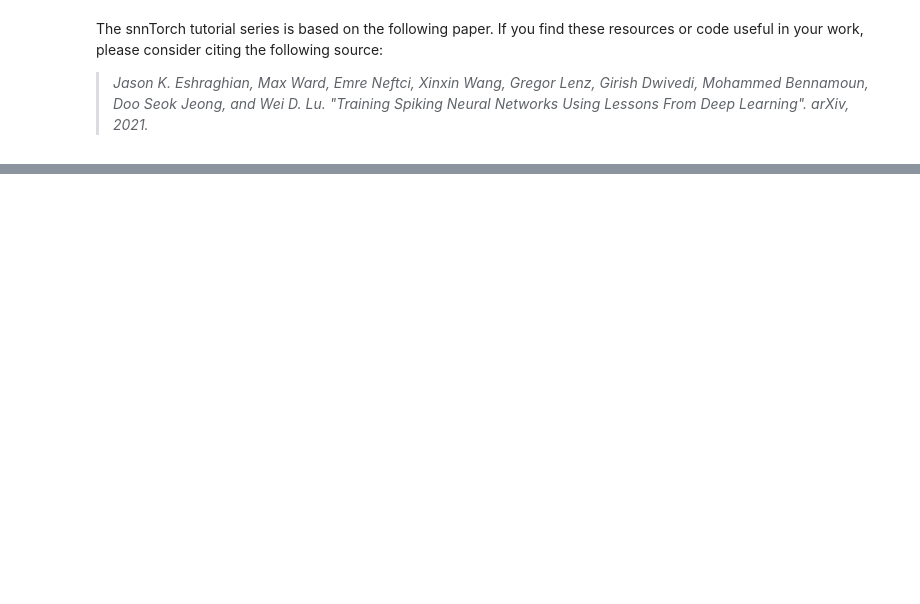
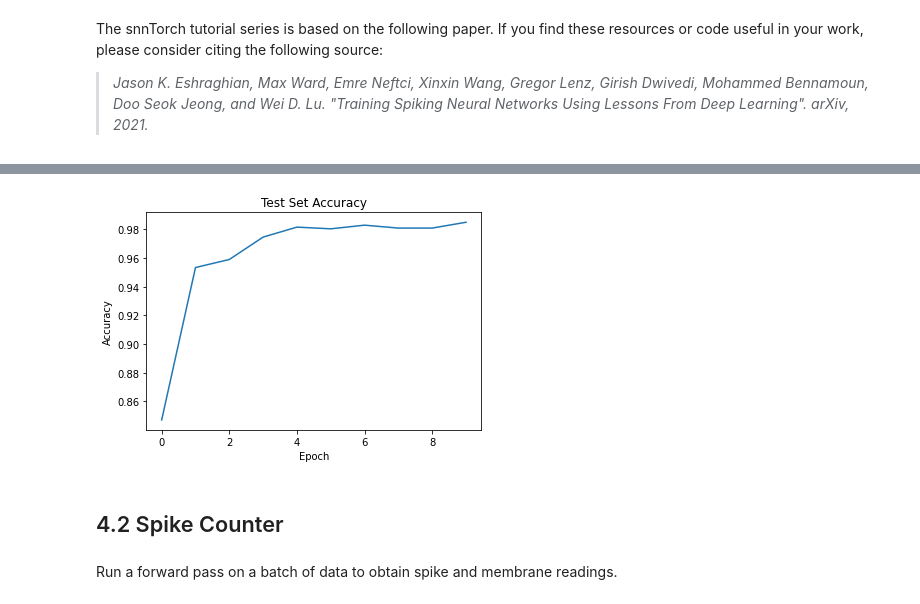
Before and after one commit to jeshraghian/snntorch, a Jupyter notebook: examples/tutorial_6_CNN.ipynb, the cells around one changed output, grey strips where cells are left out. Cells and saved outputs as stored; diff of their text form; code cells hidden in the pictures; blank space fills up the shorter version.

Commit message:
tutorial 6 - training a spiking convolutional neural net

```diff
--- a/examples/tutorial_6_CNN.ipynb
+++ b/examples/tutorial_6_CNN.ipynb
@@ -519,0 +282,3 @@ Now you know how to construct and train a fully-connected network on a static da
+# %%
+# already imported snntorch.functional as SF
+loss_fn = SF.ce_rate_loss()
@@ -519,0 +296,4 @@ Now you know how to construct and train a fully-connected network on a static da
+# %%
+acc = SF.accuracy_rate(spk_rec, targets)
+
+print(f"The accuracy of a single batch using an untrained network is {acc*100:.3f}%")
@@ -519,0 +321,4 @@ Now you know how to construct and train a fully-connected network on a static da
+# %%
+test_acc = batch_accuracy(test_loader, net, num_steps)
+
+print(f"The total accuracy on the test set is: {test_acc * 100:.2f}%")
@@ -519,0 +335,18 @@ Now you know how to construct and train a fully-connected network on a static da
+# %%
+optimizer = torch.optim.Adam(net.parameters(), lr=1e-2, betas=(0.9, 0.999))
+num_epochs = 10
+test_acc_hist = []
+
+# training loop
+for epoch in range(num_epochs):
+
+    avg_loss = backprop.BPTT(net, train_loader, num_steps=num_steps,
+                          optimizer=optimizer, criterion=loss_fn, time_var=False, device=device)
+
+    print(f"Epoch {epoch}, Train Loss: {avg_loss.item():.2f}")
+
+    # Test set accuracy
+    test_acc = batch_accuracy(train_loader, net, num_steps)
+    test_acc_hist.append(test_acc)
+
+    print(f"Epoch {epoch}, Test Acc: {test_acc * 100:.2f}%\n")
@@ -519,0 +376,14 @@ Now you know how to construct and train a fully-connected network on a static da
+# %%
+# Plot Loss
+fig = plt.figure(facecolor="w")
+plt.plot(test_acc_hist)
+plt.title("Test Set Accuracy")
+plt.xlabel("Epoch")
+plt.ylabel("Accuracy")
+plt.show()
+# %% [output]
+[figure, added]
+# %% [markdown]
+## 4.2 Spike Counter
+# %% [markdown]
+Run a forward pass on a batch of data to obtain spike and membrane readings.
```
Also changed, not shown: parts of 98 cells of this notebook.
